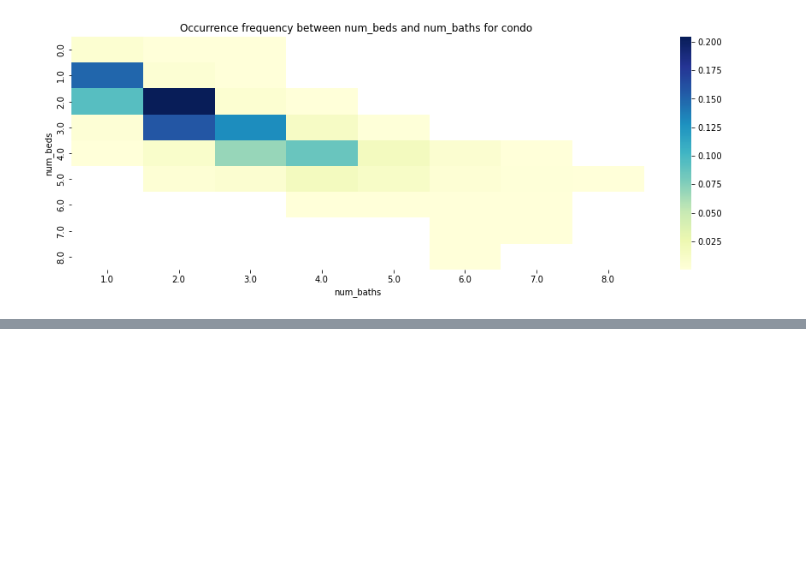
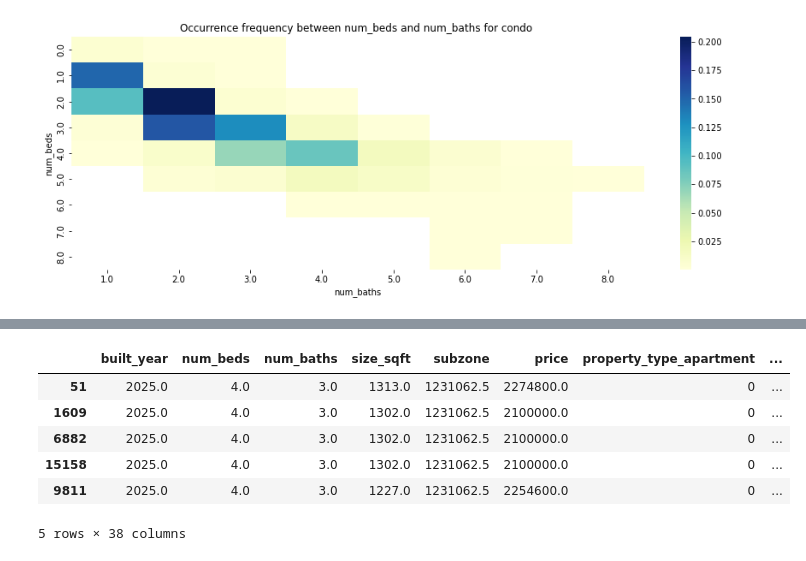
Before and after one commit to PigeonPhobia/no-bylan-regressor, a Jupyter notebook: Jiechen_EDA.ipynb, the cells around one changed output, grey strips where cells are left out. Saved outputs shown, nothing was run; the diff lists cells and outputs as text; code cells hidden in the pictures; blank space fills up the shorter version.

```diff
--- a/Jiechen_EDA.ipynb
+++ b/Jiechen_EDA.ipynb
@@ -224,0 +252,24 @@ from sklearn.kernel_ridge import KernelRidge
+# %%
+def encode_with_avg_price(df, attr):
+    ser = df.groupby(attr)['price'].mean()
+    # print(ser)
+    #df[attr] = df[attr].apply(lambda x: ser[x])
+    df.loc[:, attr].apply(lambda x: ser[x])
+
+def encode_with_avg_price_sqft(df, attr):
+    df['pps'] = df['price'] / df['size_sqft']
+    ser = df.groupby(attr)['pps'].mean()
+    df.loc[:, attr].apply(lambda x: ser[x])
+# %%
+encode_with_avg_price(df_train_s,'subzone')
+df_train_s = pd.get_dummies(df_train_s)
+
+df_train_s.head()
+# %% [output]
+|  | built_year | num_beds | num_baths | size_sqft | subzone | price | property_type_apartment | ... |
+| 51 | 2025.0 | 4.0 | 3.0 | 1313.0 | 1231062.5 | 2274800.0 | 0 | ... |
+| 1609 | 2025.0 | 4.0 | 3.0 | 1302.0 | 1231062.5 | 2100000.0 | 0 | ... |
+| 6882 | 2025.0 | 4.0 | 3.0 | 1302.0 | 1231062.5 | 2100000.0 | 0 | ... |
+| 15158 | 2025.0 | 4.0 | 3.0 | 1302.0 | 1231062.5 | 2100000.0 | 0 | ... |
+| 9811 | 2025.0 | 4.0 | 3.0 | 1227.0 | 1231062.5 | 2254600.0 | 0 | ... |
+5 rows × 38 columns
```
Also changed, not shown: parts of 13 cells of this notebook, 1 other file.
